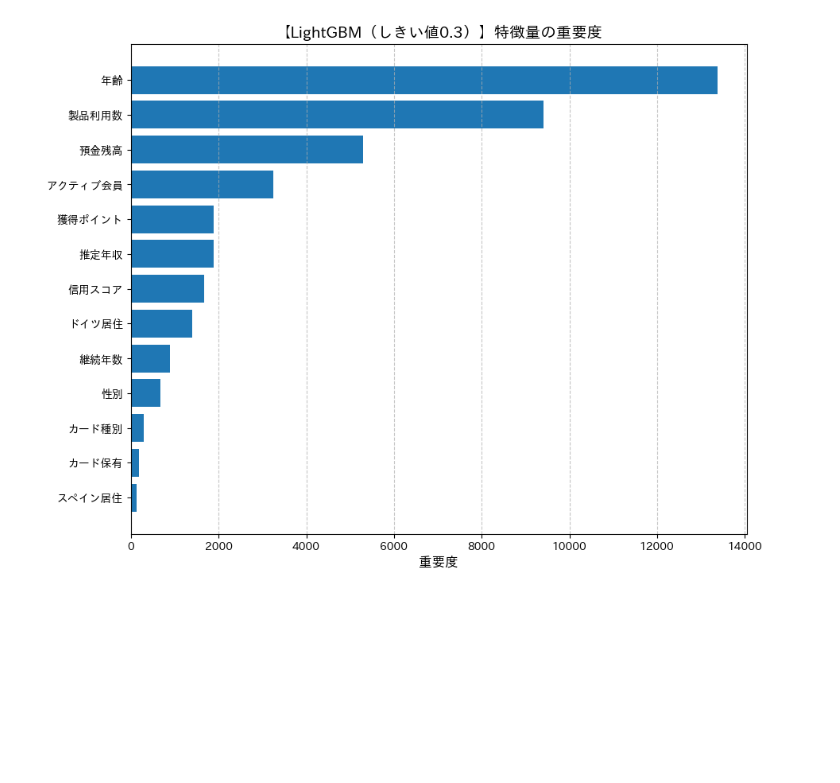
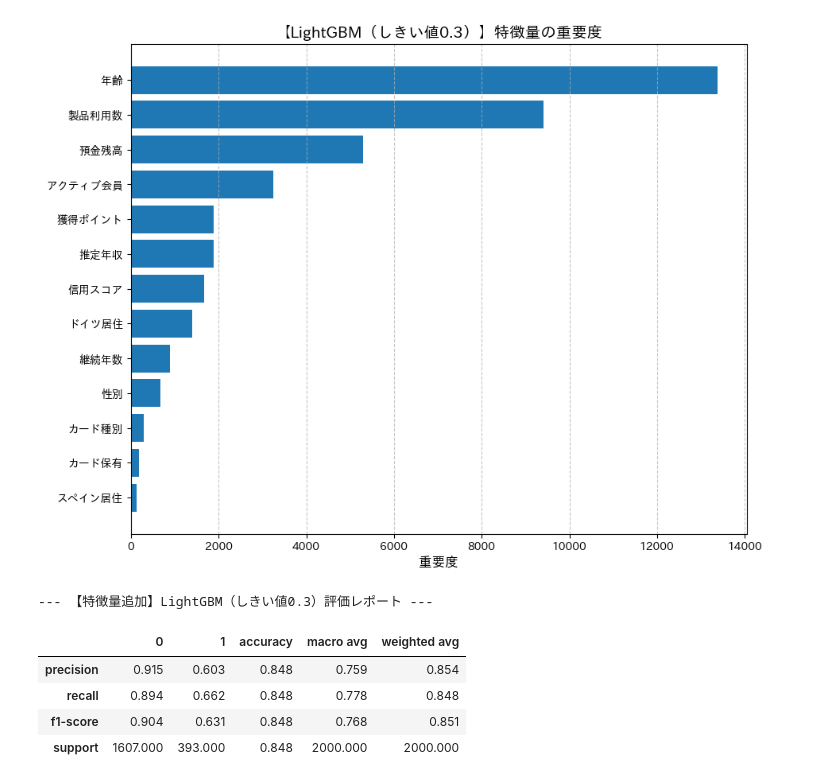
Before and after one commit to k6jf8wfhxh-ux/kaggle-bank-churn-analysis, a Jupyter notebook: bank_churn_analysis.ipynb, the cells around one changed output. Saved outputs shown, nothing was run; the diff lists cells and outputs as text; code cells hidden in the pictures; blank space fills up the shorter version.

Commit message:
特徴量エンジニアリング投入 / 評価レポート表示

```diff
--- a/bank_churn_analysis.ipynb
+++ b/bank_churn_analysis.ipynb
@@ -411,0 +388,36 @@ def objective(trial):
+# %%
+# 学習
+params = {
+    "objective" : "binary",
+    "metric": "binary_logloss",
+    "verbosity": -1,
+    "boosting_type": "gbdt",
+    "random_state": 42
+}
+# %%
+# 学習
+model_new = lgb.train(params, train_data)
+
+# 予測
+y_proba_final = model_new.predict(X_test)
+
+# しきい値0.3
+y_pred_final = (y_proba_final >= 0.3).astype(int)
+
+# 評価レポート表示
+from sklearn.metrics import classification_report
+import pandas as pd
+
+# 予測結果 (y_pred_final) を使ってレポートを作成
+final_report_dict = classification_report(y_test, y_pred_final, output_dict=True)
+final_report_df = pd.DataFrame(final_report_dict)
+
+print("--- 【特徴量追加】LightGBM（しきい値0.3）評価レポート ---")
+display(final_report_df.round(3))
+# %% [output]
+--- 【特徴量追加】LightGBM（しきい値0.3）評価レポート ---
+|  | 0 | 1 | accuracy | macro avg | weighted avg |
+| precision | 0.915 | 0.603 | 0.848 | 0.759 | 0.854 |
+| recall | 0.894 | 0.662 | 0.848 | 0.778 | 0.848 |
+| f1-score | 0.904 | 0.631 | 0.848 | 0.768 | 0.851 |
+| support | 1607.000 | 393.000 | 0.848 | 2000.000 | 2000.000 |
```
Also changed, not shown: parts of 2 cells of this notebook.
